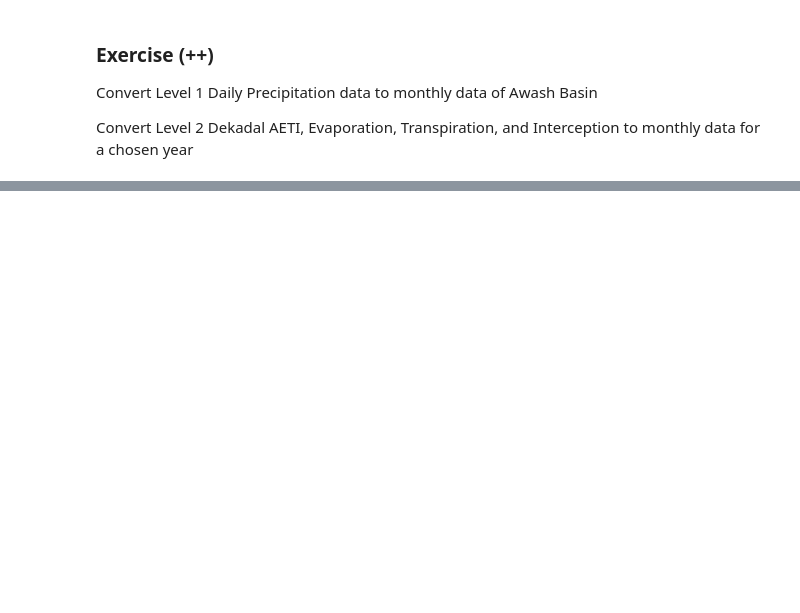
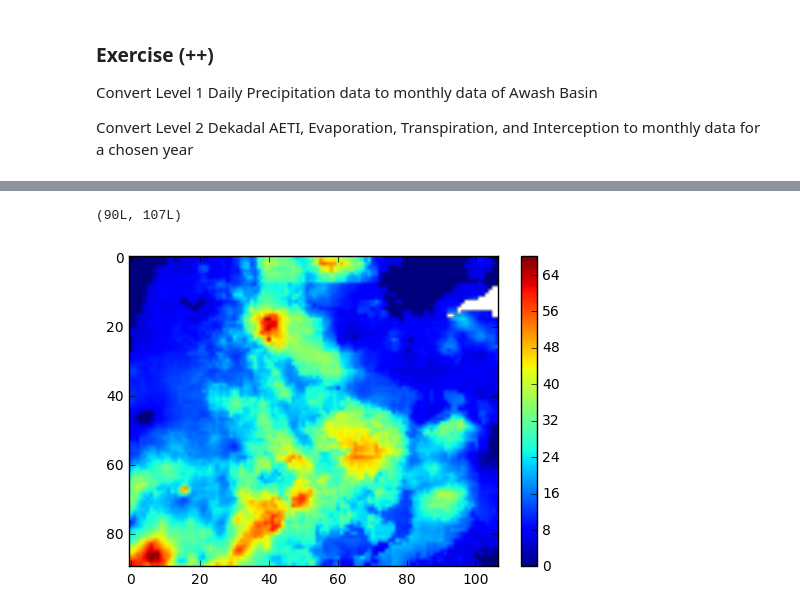
Before and after one commit to trngb/WA_training, a Jupyter notebook: 1.4_Preprocess_WaPOR_data.ipynb, the cells around one changed output, grey strips where cells are left out. Drawn from its saved outputs; the diff is of its cells as text; code cells hidden in the pictures; blank space fills up the shorter version.

Commit message:
Cheatsheet Group exercise

```diff
--- a/1.4_Preprocess_WaPOR_data.ipynb
+++ b/1.4_Preprocess_WaPOR_data.ipynb
@@ -522,0 +583,10 @@ AttributeError: 'NoneType' object has no attribute 'GetRasterBand'
+# %%
+P_fh=r"E:\Exercise\1.4\Monthly\L1_PCP_M\PCP_200901.tif"
+P=OpenRasterAsArray(P_fh)
+print(P.shape)
+plt.imshow(P)
+plt.colorbar()
+plt.show()
+# %% [output]
+(90L, 107L)
+[figure, added]
```
Also changed, not shown: parts of 26 cells of this notebook, 3 other files.
